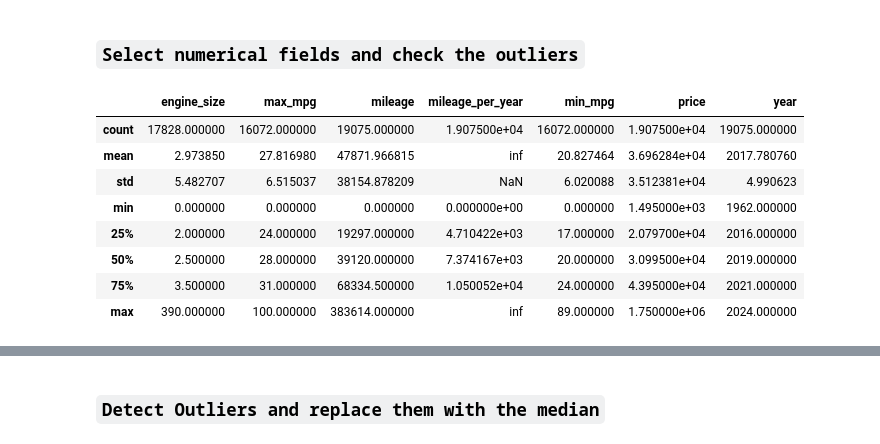
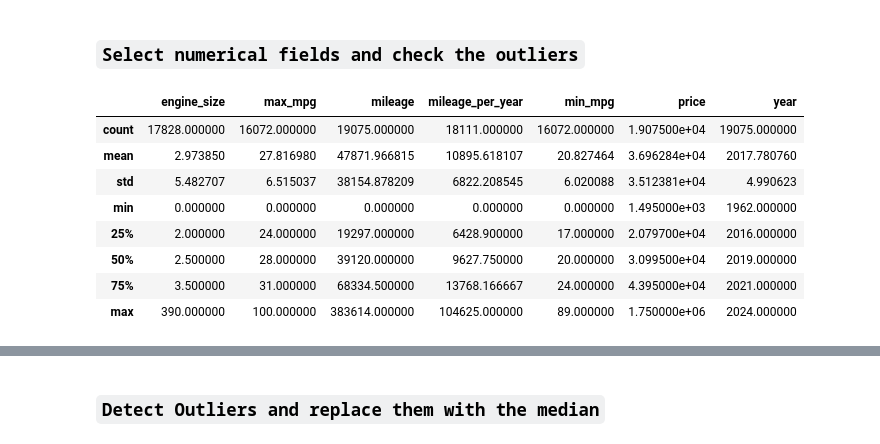
Before and after one commit to aahmedsherif/MachineLearning-UsedCars, a Jupyter notebook: mid-project-used-cars.ipynb, the cells around one changed output, grey strips where cells are left out. Drawn from its saved outputs; the diff is of its cells as text; code cells hidden in the pictures.

```diff
--- a/mid-project-used-cars.ipynb
+++ b/mid-project-used-cars.ipynb
@@ -77,7 +77,7 @@ from datasist.structdata import detect_outliers
 # %% [markdown]
 ### `Read Dataset`
 # %%
-df = pd.read_csv("train.csv")
+df = pd.read_csv("train.csv", na_values=['Unknown', '', 'na', 'nan', 'NA', 'NAN' ])
 df.head(3)
 # %% [output]
 |  | brand | model | year | mileage | engine | engine_size | transmission | automatic_transmission | ... |
@@ -440,9 +459,16 @@ max-cars-sold    year            brands
 1.0              1962.0          ['Jaguar']
 # %% [markdown]
 ### `Print the (average, 0.25 percentile, 0.75 percentile) milages per year of all cars`
+# %%
+def calc_milage_per_year(df):
+    try:
+        age = datetime.today().year - df['year']
+        return df['mileage'] / age if age > 0 else np.nan
+    except:
+        return np.nan
 # %%
 print('what are the (average, 0.25 percentile, 0.75 percentile) milages per year of all cars?')
-df['mileage_per_year'] = df['mileage'] / (datetime.today().year - df['year'] + 1)
+df['mileage_per_year'] = df.apply(calc_milage_per_year, axis=1)
 df['mileage_per_year'].describe()
 # %% [output]
 what are the (average, 0.25 percentile, 0.75 percentile) milages per year of all cars?
@@ -650,15 +676,15 @@ From the previous graph, it is logical to understand that if the number of cars
 # %%
 columns_of_2_unique_values = get_columns_names_by_no_of_values(df, 2)
 float_columns = df.select_dtypes(include=[float]).columns.tolist()
-numerical_continous_columns = np.setdiff1d(float_columns, columns_of_2_unique_values)
-df[numerical_continous_columns].describe()
+numerical_columns_except_binary = np.setdiff1d(float_columns, columns_of_2_unique_values)
+df[numerical_columns_except_binary].describe()
 # %% [output]
 |  | engine_size | max_mpg | mileage | mileage_per_year | min_mpg | price | year |
-| count | 17828.000000 | 16072.000000 | 19075.000000 | 1.907500e+04 | 16072.000000 | 1.907500e+04 | 19075.000000 |
-| mean | 2.973850 | 27.816980 | 47871.966815 | inf | 20.827464 | 3.696284e+04 | 2017.780760 |
-| std | 5.482707 | 6.515037 | 38154.878209 | NaN | 6.020088 | 3.512381e+04 | 4.990623 |
-| min | 0.000000 | 0.000000 | 0.000000 | 0.000000e+00 | 0.000000 | 1.495000e+03 | 1962.000000 |
-| 25% | 2.000000 | 24.000000 | 19297.000000 | 4.710422e+03 | 17.000000 | 2.079700e+04 | 2016.000000 |
-| 50% | 2.500000 | 28.000000 | 39120.000000 | 7.374167e+03 | 20.000000 | 3.099500e+04 | 2019.000000 |
-| 75% | 3.500000 | 31.000000 | 68334.500000 | 1.050052e+04 | 24.000000 | 4.395000e+04 | 2021.000000 |
-| max | 390.000000 | 100.000000 | 383614.000000 | inf | 89.000000 | 1.750000e+06 | 2024.000000 |
+| count | 17828.000000 | 16072.000000 | 19075.000000 | 18111.000000 | 16072.000000 | 1.907500e+04 | 19075.000000 |
+| mean | 2.973850 | 27.816980 | 47871.966815 | 10895.618107 | 20.827464 | 3.696284e+04 | 2017.780760 |
+| std | 5.482707 | 6.515037 | 38154.878209 | 6822.208545 | 6.020088 | 3.512381e+04 | 4.990623 |
+| min | 0.000000 | 0.000000 | 0.000000 | 0.000000 | 0.000000 | 1.495000e+03 | 1962.000000 |
+| 25% | 2.000000 | 24.000000 | 19297.000000 | 6428.900000 | 17.000000 | 2.079700e+04 | 2016.000000 |
+| 50% | 2.500000 | 28.000000 | 39120.000000 | 9627.750000 | 20.000000 | 3.099500e+04 | 2019.000000 |
+| 75% | 3.500000 | 31.000000 | 68334.500000 | 13768.166667 | 24.000000 | 4.395000e+04 | 2021.000000 |
+| max | 390.000000 | 100.000000 | 383614.000000 | 104625.000000 | 89.000000 | 1.750000e+06 | 2024.000000 |
```
Also changed, not shown: parts of 34 cells of this notebook.
